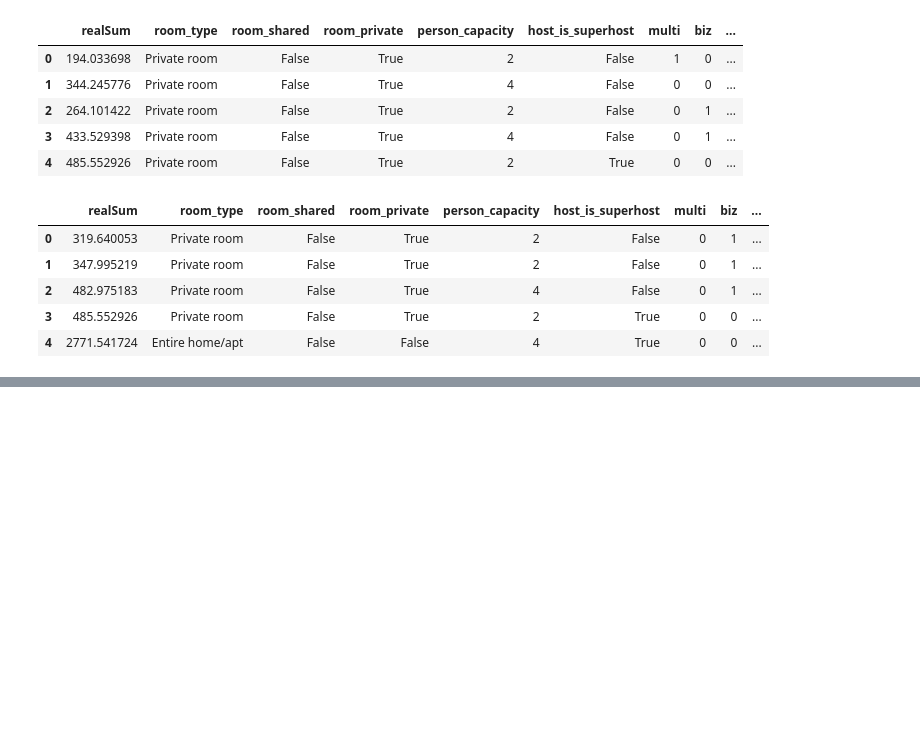
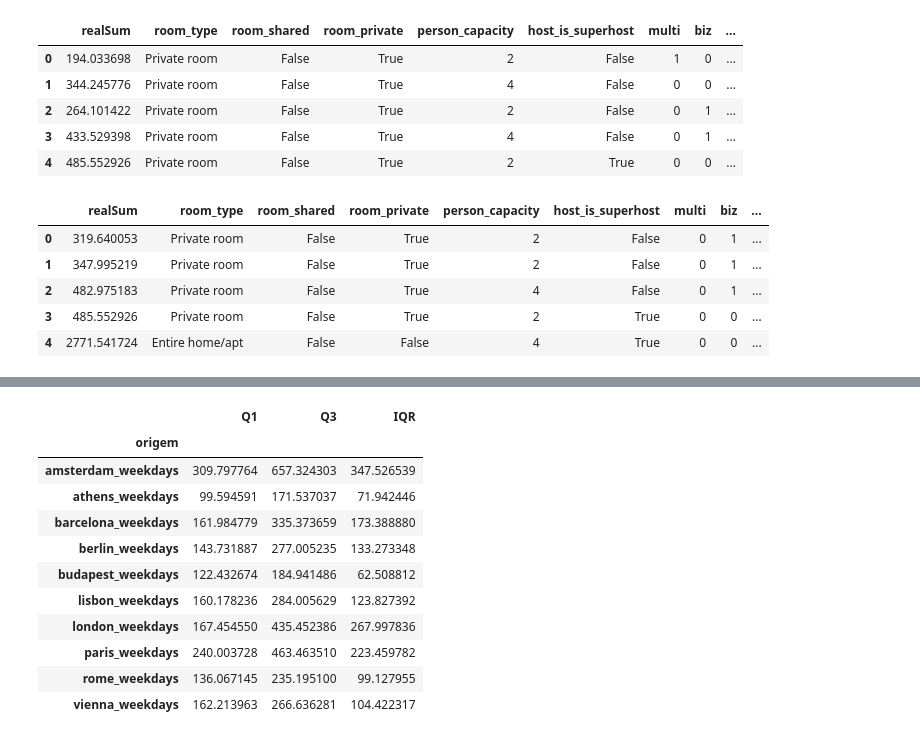
Before and after one commit to walleceoli/airbnb-europe-insights-, a Jupyter notebook: analise.ipynb, the cells around one changed output, grey strips where cells are left out. Saved outputs shown, nothing was run; the diff lists cells and outputs as text; code cells hidden in the pictures; blank space fills up the shorter version.

```diff
--- a/analise.ipynb
+++ b/analise.ipynb
@@ -496,0 +658,5 @@ df_dados_FimDeSemana.head()
+# %%
+cid_dia_sem_1q_3q_iqr = df_dados_diarios.groupby('origem')[['realSum']].quantile([0.25,0.75]).unstack()
+# %%
+cid_dia_sem_1q_3q_iqr.columns = ['Q1', 'Q3']
+cid_dia_sem_1q_3q_iqr
@@ -496,0 +676,16 @@ df_dados_FimDeSemana.head()
+# %%
+cid_dia_sem_1q_3q_iqr['IQR'] = cid_dia_sem_1q_3q_iqr['Q3'] - cid_dia_sem_1q_3q_iqr['Q1']
+cid_dia_sem_1q_3q_iqr
+# %% [output]
+|  | Q1 | Q3 | IQR |
+| origem |  |  |  |
+| amsterdam_weekdays | 309.797764 | 657.324303 | 347.526539 |
+| athens_weekdays | 99.594591 | 171.537037 | 71.942446 |
+| barcelona_weekdays | 161.984779 | 335.373659 | 173.388880 |
+| berlin_weekdays | 143.731887 | 277.005235 | 133.273348 |
+| budapest_weekdays | 122.432674 | 184.941486 | 62.508812 |
+| lisbon_weekdays | 160.178236 | 284.005629 | 123.827392 |
+| london_weekdays | 167.454550 | 435.452386 | 267.997836 |
+| paris_weekdays | 240.003728 | 463.463510 | 223.459782 |
+| rome_weekdays | 136.067145 | 235.195100 | 99.127955 |
+| vienna_weekdays | 162.213963 | 266.636281 | 104.422317 |
```
Also changed, not shown: parts of 36 cells of this notebook.
